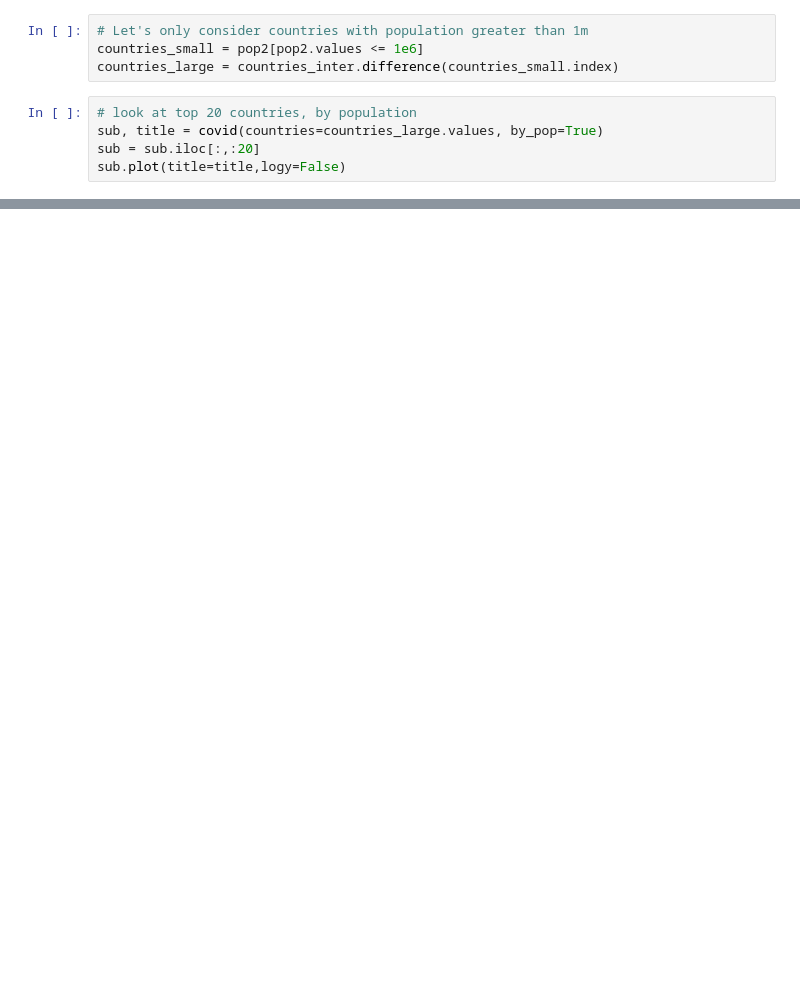
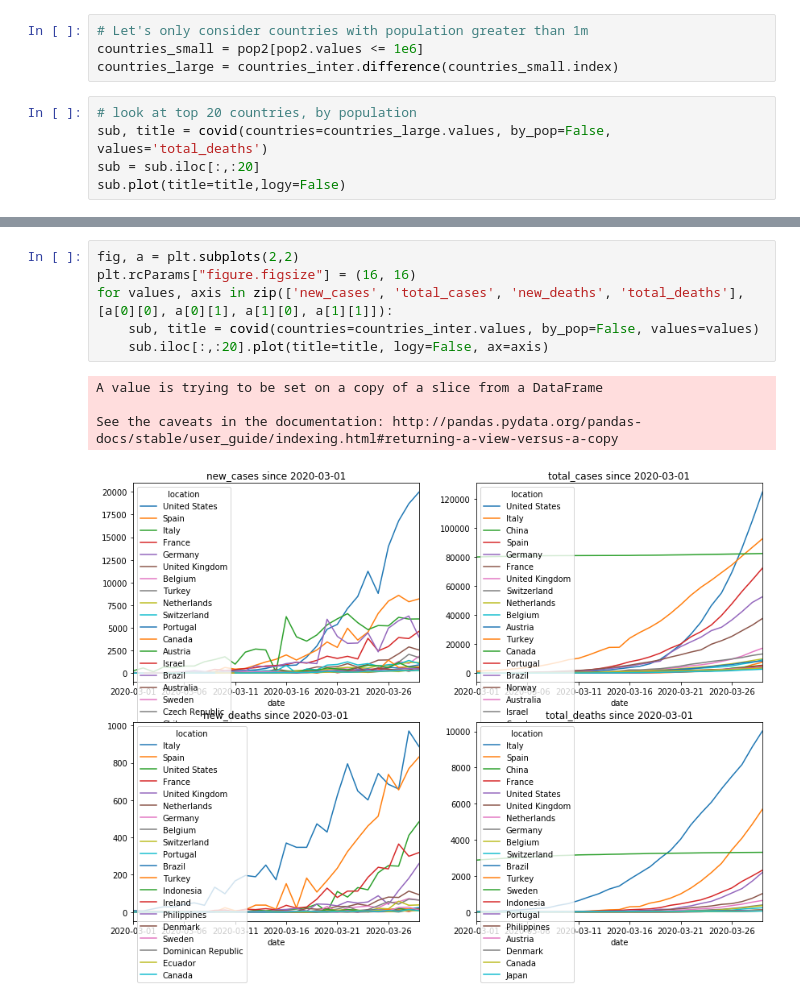
Before and after one commit to bakirl/covid19-tracker, a Jupyter notebook: covid19.ipynb, the cells around one changed output, grey strips where cells are left out. Saved outputs shown, nothing was run; the diff lists cells and outputs as text; blank space fills up the shorter version.

Commit message:
updated with subplots

```diff
--- a/covid19.ipynb
+++ b/covid19.ipynb
@@ -105,7 +106,7 @@ countries_small = pop2[pop2.values <= 1e6]
 countries_large = countries_inter.difference(countries_small.index)
 # %%
 # look at top 20 countries, by population
-sub, title = covid(countries=countries_large.values, by_pop=True)
+sub, title = covid(countries=countries_large.values, by_pop=False, values='total_deaths')
 sub = sub.iloc[:,:20]
 sub.plot(title=title,logy=False)
 # %% [output]
@@ -113,0 +118,11 @@ sub.plot(title=title,logy=False)
+# %%
+fig, a = plt.subplots(2,2)
+plt.rcParams["figure.figsize"] = (16, 16)
+for values, axis in zip(['new_cases', 'total_cases', 'new_deaths', 'total_deaths'], [a[0][0], a[0][1], a[1][0], a[1][1]]):
+    sub, title = covid(countries=countries_inter.values, by_pop=False, values=values)
+    sub.iloc[:,:20].plot(title=title, logy=False, ax=axis)
+# %% [output]
+A value is trying to be set on a copy of a slice from a DataFrame
+
+See the caveats in the documentation: http://pandas.pydata.org/pandas-docs/stable/user_guide/indexing.html#returning-a-view-versus-a-copy
+[figure, added]
```
Also changed, not shown: parts of 7 cells of this notebook.
